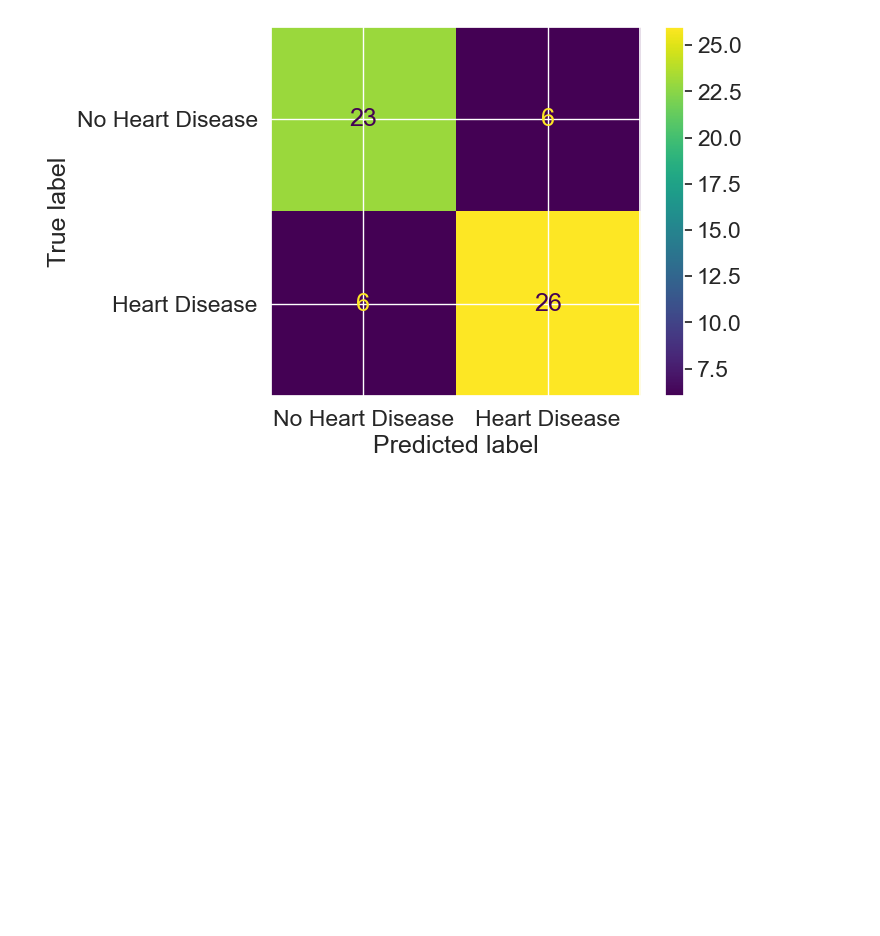
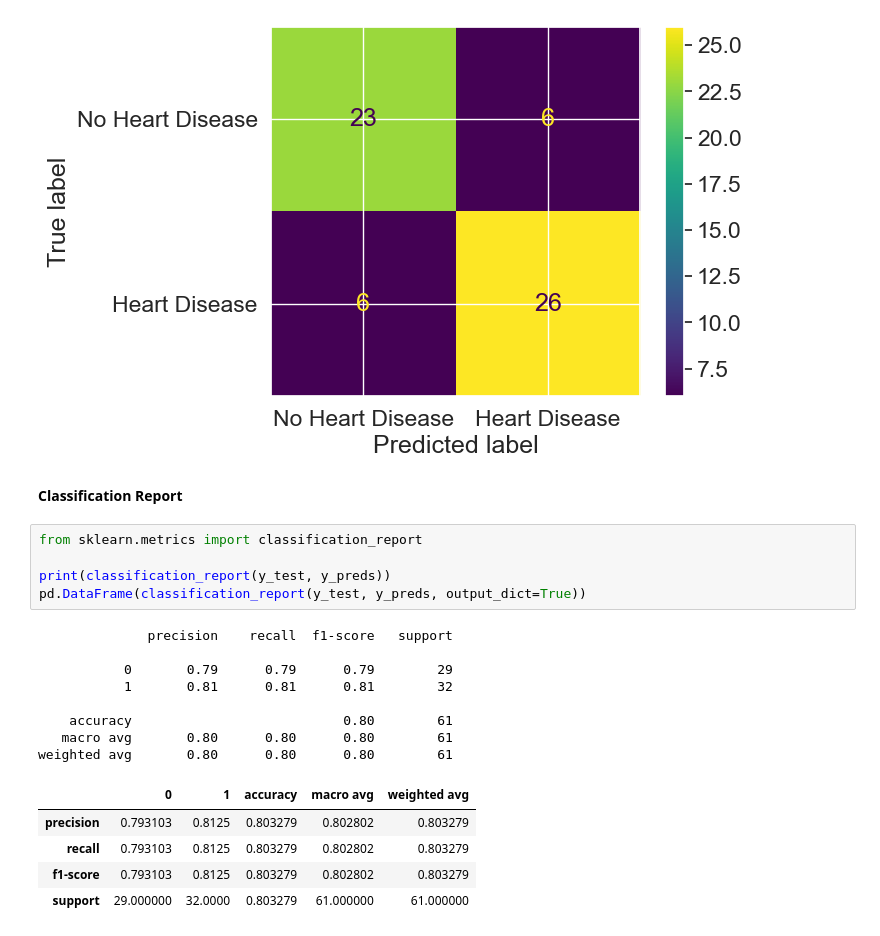
Before and after one commit to pcsmomo/data-science-ml-andrei, a Jupyter notebook: 09-scikit-learn/04-2-1-eval-classification.ipynb, the cells around one changed output. Saved outputs shown, nothing was run; the diff lists cells and outputs as text; blank space fills up the shorter version.

Commit message:
132. Evaluating A Classification Model 6 (Classification Report)

```diff
--- a/09-scikit-learn/04-2-1-eval-classification.ipynb
+++ b/09-scikit-learn/04-2-1-eval-classification.ipynb
@@ -244,3 +244,24 @@ ConfusionMatrixDisplay.from_predictions(y_test, y_preds, display_labels=["No Hea
 # %% [output]
 <sklearn.metrics._plot.confusion_matrix.ConfusionMatrixDisplay at 0x...>
 [figure]
+# %% [markdown]
+**Classification Report**
+# %%
+from sklearn.metrics import classification_report
+
+print(classification_report(y_test, y_preds))
+pd.DataFrame(classification_report(y_test, y_preds, output_dict=True))
+# %% [output]
+              precision    recall  f1-score   support
+
+           0       0.79      0.79      0.79        29
+           1       0.81      0.81      0.81        32
+
+    accuracy                           0.80        61
+   macro avg       0.80      0.80      0.80        61
+weighted avg       0.80      0.80      0.80        61
+|  | 0 | 1 | accuracy | macro avg | weighted avg |
+| precision | 0.793103 | 0.8125 | 0.803279 | 0.802802 | 0.803279 |
+| recall | 0.793103 | 0.8125 | 0.803279 | 0.802802 | 0.803279 |
+| f1-score | 0.793103 | 0.8125 | 0.803279 | 0.802802 | 0.803279 |
+| support | 29.000000 | 32.0000 | 0.803279 | 61.000000 | 61.000000 |
```
Also changed, not shown: parts of 2 cells of this notebook, 1 other file.
